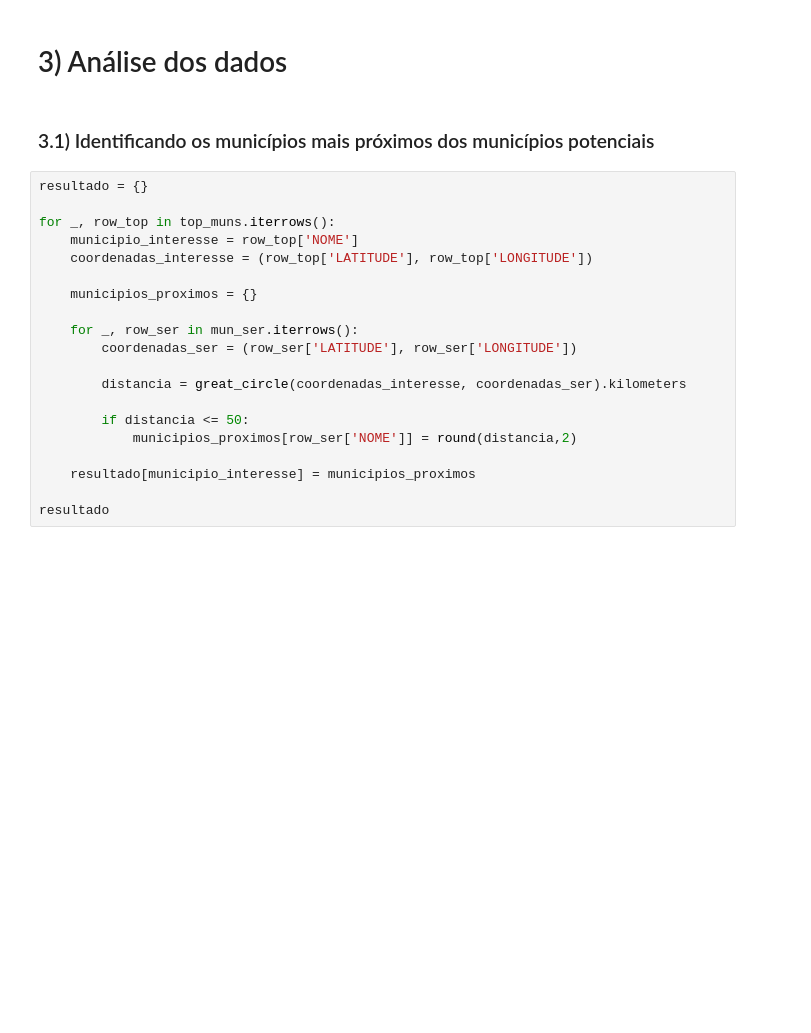
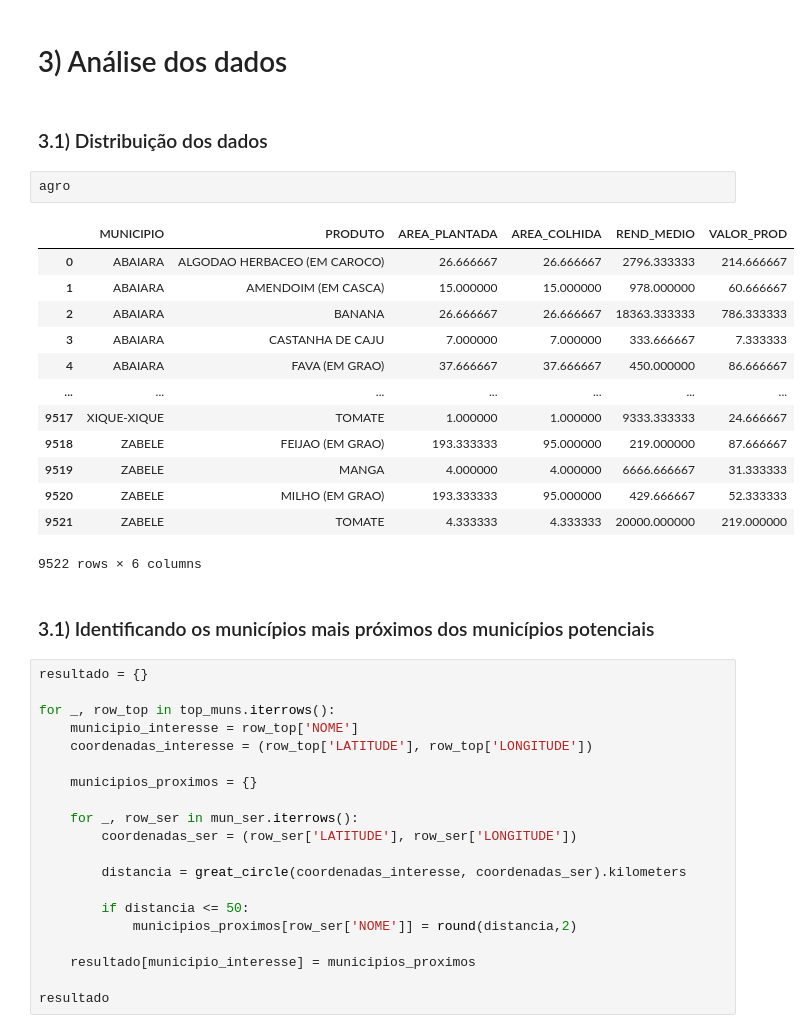
Before and after one commit to caiosoter/BCG2023, a Jupyter notebook: Notebooks/AnaliseExploratoria_Atividades_Economicas.ipynb, the cells around one changed output. Drawn from its saved outputs; the diff is of its cells as text; blank space fills up the shorter version.

```diff
--- a/Notebooks/AnaliseExploratoria_Atividades_Economicas.ipynb
+++ b/Notebooks/AnaliseExploratoria_Atividades_Economicas.ipynb
@@ -36,5 +18,23 @@ top_muns
 # %% [markdown]
 # 3) Análise dos dados
+# %% [markdown]
+### 3.1) Distribuição dos dados
+# %%
+agro
+# %% [output]
+|  | MUNICIPIO | PRODUTO | AREA_PLANTADA | AREA_COLHIDA | REND_MEDIO | VALOR_PROD |
+| 0 | ABAIARA | ALGODAO HERBACEO (EM CAROCO) | 26.666667 | 26.666667 | 2796.333333 | 214.666667 |
+| 1 | ABAIARA | AMENDOIM (EM CASCA) | 15.000000 | 15.000000 | 978.000000 | 60.666667 |
+| 2 | ABAIARA | BANANA | 26.666667 | 26.666667 | 18363.333333 | 786.333333 |
+| 3 | ABAIARA | CASTANHA DE CAJU | 7.000000 | 7.000000 | 333.666667 | 7.333333 |
+| 4 | ABAIARA | FAVA (EM GRAO) | 37.666667 | 37.666667 | 450.000000 | 86.666667 |
+| ... | ... | ... | ... | ... | ... | ... |
+| 9517 | XIQUE-XIQUE | TOMATE | 1.000000 | 1.000000 | 9333.333333 | 24.666667 |
+| 9518 | ZABELE | FEIJAO (EM GRAO) | 193.333333 | 95.000000 | 219.000000 | 87.666667 |
+| 9519 | ZABELE | MANGA | 4.000000 | 4.000000 | 6666.666667 | 31.333333 |
+| 9520 | ZABELE | MILHO (EM GRAO) | 193.333333 | 95.000000 | 429.666667 | 52.333333 |
+| 9521 | ZABELE | TOMATE | 4.333333 | 4.333333 | 20000.000000 | 219.000000 |
+9522 rows × 6 columns
 # %% [markdown]
 ### 3.1) Identificando os municípios mais próximos dos municípios potenciais
 # %%
```
Also changed, not shown: parts of 10 cells of this notebook, 4 other files.
